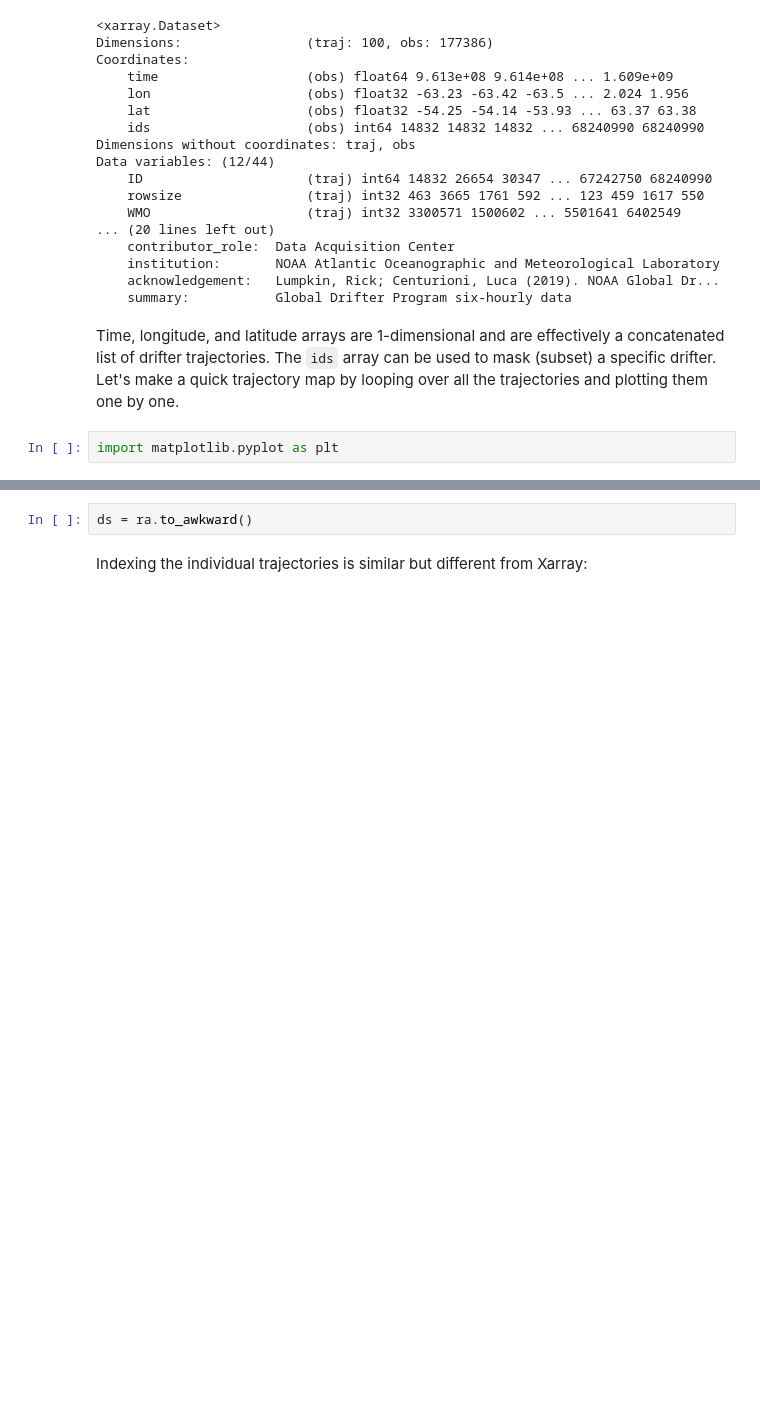
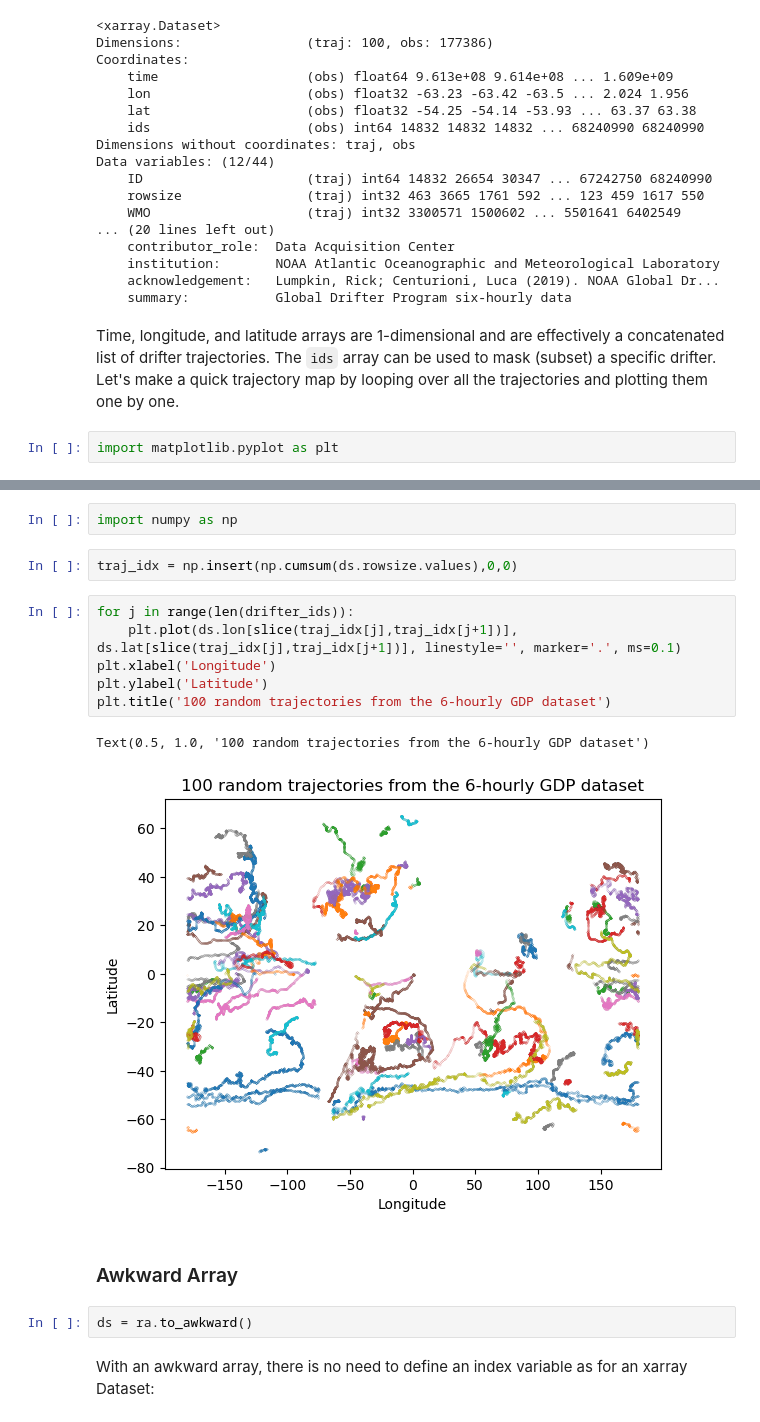
Before and after one commit to selipot/clouddrift-examples, a Jupyter notebook: notebooks/gdp-6hourly.ipynb, the cells around one changed output, grey strips where cells are left out. Drawn from its saved outputs; the diff is of its cells as text; blank space fills up the shorter version.

```diff
--- a/notebooks/gdp-6hourly.ipynb
+++ b/notebooks/gdp-6hourly.ipynb
@@ -190,7 +190,22 @@ Text(0.5, 1.0, '100 random trajectories from a GDP dataset')
+# %%
+import numpy as np
+# %%
+traj_idx = np.insert(np.cumsum(ds.rowsize.values),0,0)
+# %%
+for j in range(len(drifter_ids)):
+    plt.plot(ds.lon[slice(traj_idx[j],traj_idx[j+1])], ds.lat[slice(traj_idx[j],traj_idx[j+1])], linestyle='', marker='.', ms=0.1)
+plt.xlabel('Longitude')
+plt.ylabel('Latitude')
+plt.title('100 random trajectories from the 6-hourly GDP dataset')
+# %% [output]
+Text(0.5, 1.0, '100 random trajectories from the 6-hourly GDP dataset')
+[figure, added]
+# %% [markdown]
+### Awkward Array
 # %%
 ds = ra.to_awkward()
 # %% [markdown]
-Indexing the individual trajectories is similar but different from Xarray:
+With an awkward array, there is no need to define an index variable as for an xarray Dataset:
 # %%
 for n in range(len(drifter_ids)):
     plt.plot(ds.obs['lon'][n], ds.obs['lat'][n], linestyle='', marker='.', ms=0.1)
```
Also changed, not shown: parts of 8 cells of this notebook, 1 other file.
